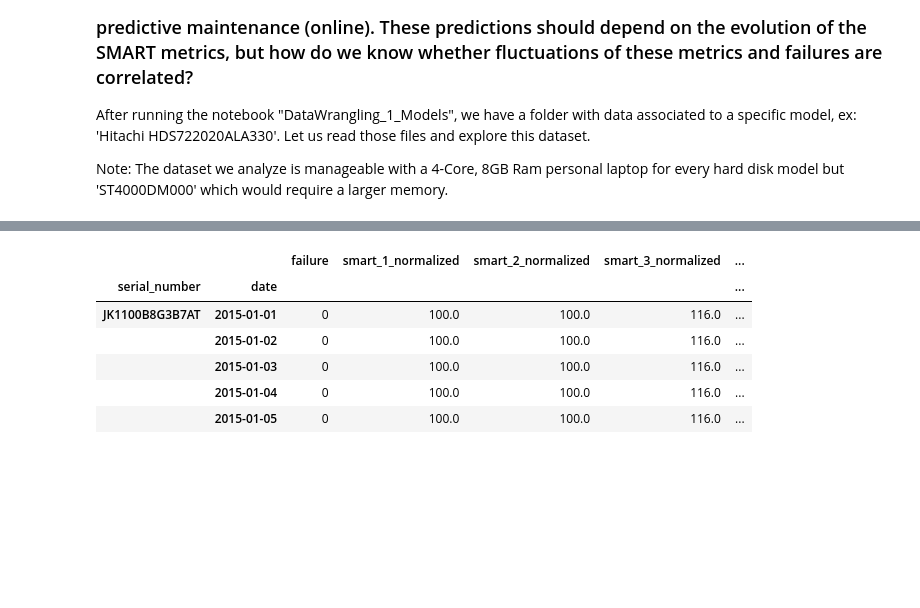
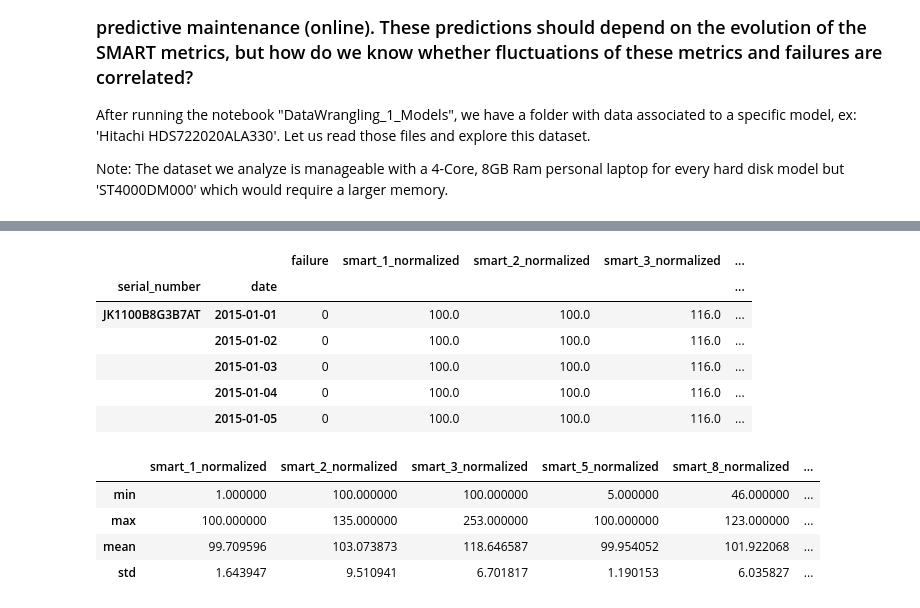
Before and after one commit to FabCec/planned_replacements, a Jupyter notebook: DataWrangling_2_SmartMetricsAndFailures.ipynb, the cells around one changed output, grey strips where cells are left out. Drawn from its saved outputs; the diff is of its cells as text; code cells hidden in the pictures; blank space fills up the shorter version.

```diff
--- a/DataWrangling_2_SmartMetricsAndFailures.ipynb
+++ b/DataWrangling_2_SmartMetricsAndFailures.ipynb
@@ -39,13 +53,0 @@ del df['Unnamed: 0']  #### Why this column is there?
-# %%
-# Extract the data assodiated to failures and add a column 'failing_hd' which is True if and only if the hard disk
-# is going to fail within the time span we analyze.
-
-df_failure_days = df[df['failure']==1]
-
-from datetime import datetime
-
-sn_f = list(df_failure_days['serial_number'])
-dt_f = list(df_failure_days['date'])
-FailuresDict = dict(zip(sn_f,dt_f))
-
-df['failing_hd'] = df.serial_number.apply(lambda x : x in FailuresDict.keys())
@@ -52,26 +80,38 @@ df['failing_hd'] = df.serial_number.apply(lambda x : x in FailuresDict.keys())
+# %%
+# Add a column to the main df stating whether the entry belongs to a failing hard-disk: 1 or not: 0
+df['failing_or_not'] = df.serial_number.apply(lambda x : df_serialnumber.failure[x])
+
+# The dataset has a natural structure with a 2-levels indexing :
+# 1) The outer level captures a specific hard-disk (identified by the serial_number) ;
+# 2) The inner level captures the TimeStamp of the recording.
+
+df = df.set_index(['serial_number','date']).sort_index()
+
+df.head()
+# %% [output]
+|  |  | failure | smart_1_normalized | smart_2_normalized | smart_3_normalized | ... |
+| serial_number | date |  |  |  |  | ... |
+| JK1100B8G3B7AT | 2015-01-01 | 0 | 100.0 | 100.0 | 116.0 | ... |
+|  | 2015-01-02 | 0 | 100.0 | 100.0 | 116.0 | ... |
+|  | 2015-01-03 | 0 | 100.0 | 100.0 | 116.0 | ... |
+|  | 2015-01-04 | 0 | 100.0 | 100.0 | 116.0 | ... |
+|  | 2015-01-05 | 0 | 100.0 | 100.0 | 116.0 | ... |
 # %%
-# The dataset has a natural structure with a 2-levels indexing. The outer level captures a specific hard-disk (identified
-# by the serial_number) and the inner level captures the TimeStamp of the recording.
-
-df = df.set_index(['serial_number','date']).sort_index()
-
-# smart_metrics contains the list of names for the SMART metrics we are considering for the chosen hard-disk model...
+# smart_metrics contains the list of names for the SMART metrics we are considering for the model ModelName
 smart_metrics = df.columns[1:-1]
 
-def minMax(x):
-    '''This function returns a Pandas Series with indices min and max associated to x'''
-    return pd.Series(index=['min','max'],data=[x.min(),x.max()])
+def col_info(x):
+    '''This function returns a Pandas Series with info associated to each row'''
+    return pd.Series(index=['min','max','mean','std'],data=[x.min(),x.max(),x.mean(),x.std()])
 
-# ...and df_smartmetrics_minmax is a dataframe with the minimum and the maximum for each of these metrics.
-df_smartmetrics_minmax = df[smart_metrics].apply(minMax)
+# df_smartmetrics_minmax is a dataframe with the minimum and the maximum for each of these metrics.
+df_smartmetrics = df[smart_metrics].apply(col_info)
 
-df.head()
+df_smartmetrics.head()
 # %% [output]
-|  |  | failure | smart_1_normalized | smart_2_normalized | smart_3_normalized | ... |
-| serial_number | date |  |  |  |  | ... |
-| JK1100B8G3B7AT | 2015-01-01 | 0 | 100.0 | 100.0 | 116.0 | ... |
-|  | 2015-01-02 | 0 | 100.0 | 100.0 | 116.0 | ... |
-|  | 2015-01-03 | 0 | 100.0 | 100.0 | 116.0 | ... |
-|  | 2015-01-04 | 0 | 100.0 | 100.0 | 116.0 | ... |
-|  | 2015-01-05 | 0 | 100.0 | 100.0 | 116.0 | ... |
+|  | smart_1_normalized | smart_2_normalized | smart_3_normalized | smart_5_normalized | smart_8_normalized | ... |
+| min | 1.000000 | 100.000000 | 100.000000 | 5.000000 | 46.000000 | ... |
+| max | 100.000000 | 135.000000 | 253.000000 | 100.000000 | 123.000000 | ... |
+| mean | 99.709596 | 103.073873 | 118.646587 | 99.954052 | 101.922068 | ... |
+| std | 1.643947 | 9.510941 | 6.701817 | 1.190153 | 6.035827 | ... |
 # %%
```
Also changed, not shown: parts of 18 cells of this notebook.
